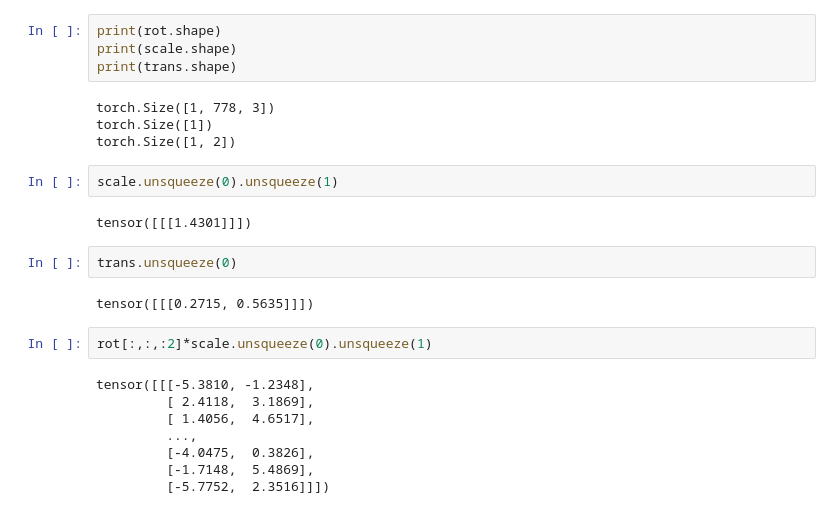
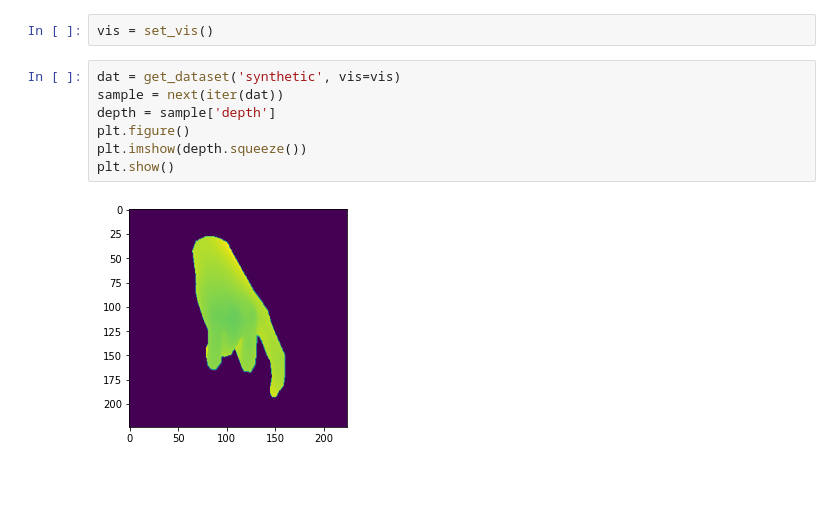
Before and after one commit to HATAEWOOK/sensor-fusion-gesture, a Jupyter notebook: test.ipynb, the cells around one changed output. Saved outputs shown, nothing was run; the diff lists cells and outputs as text; blank space fills up the shorter version.

Commit message:
synthetic dataloader

```diff
--- a/test.ipynb
+++ b/test.ipynb
@@ -15,26 +12,11 @@ trans = torch.randn(2).unsqueeze(0)
-# %%
-print(rot.shape)
-print(scale.shape)
-print(trans.shape)
-# %% [output]
-torch.Size([1, 778, 3])
-torch.Size([1])
-torch.Size([1, 2])
-# %%
-scale.unsqueeze(0).unsqueeze(1)
-# %% [output]
-tensor([[[1.4301]]])
-# %%
-trans.unsqueeze(0)
-# %% [output]
-tensor([[[0.2715, 0.5635]]])
-# %%
-rot[:,:,:2]*scale.unsqueeze(0).unsqueeze(1)
-# %% [output]
-tensor([[[-5.3810, -1.2348],
-         [ 2.4118,  3.1869],
-         [ 1.4056,  4.6517],
-         ...,
-         [-4.0475,  0.3826],
-         [-1.7148,  5.4869],
-         [-5.7752,  2.3516]]])
+# %%
+vis = set_vis()
+# %%
+dat = get_dataset('synthetic', vis=vis)
+sample = next(iter(dat))
+depth = sample['depth']
+plt.figure()
+plt.imshow(depth.squeeze())
+plt.show()
+# %% [output]
+[figure, added]
```
Also changed, not shown: parts of 21 cells of this notebook, 7 other files.
